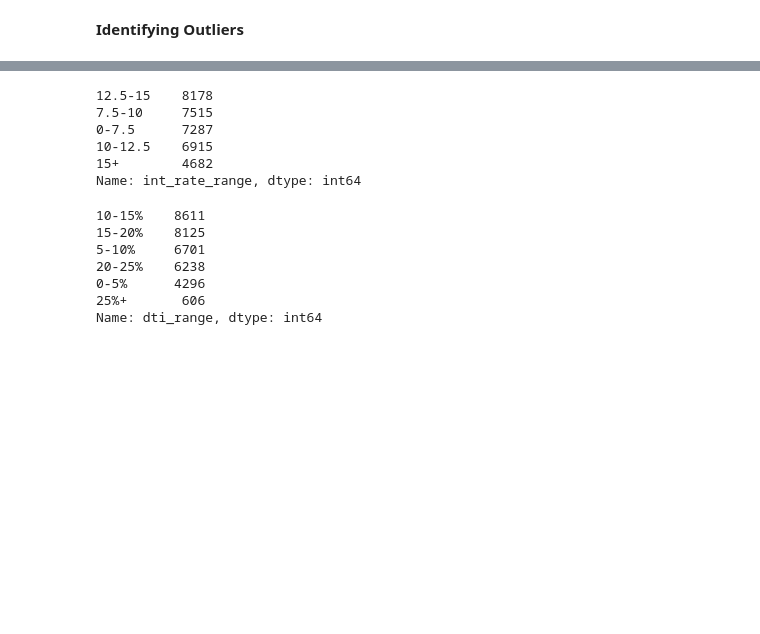
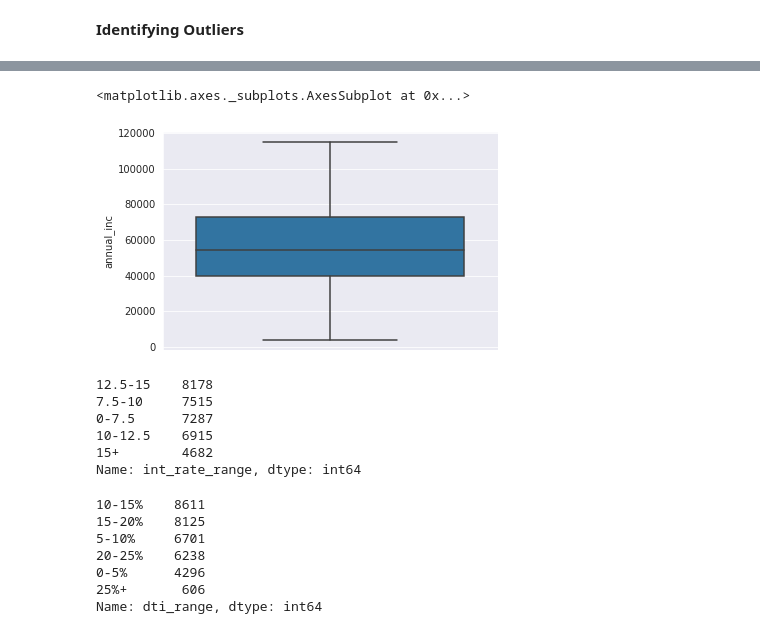
Before and after one commit to chitra-psg/lending-club, a Jupyter notebook: customer_loan_profile_analysis.ipynb, the cells around one changed output, grey strips where cells are left out. Cells and saved outputs as stored; diff of their text form; code cells hidden in the pictures; blank space fills up the shorter version.

```diff
--- a/customer_loan_profile_analysis.ipynb
+++ b/customer_loan_profile_analysis.ipynb
@@ -72,13 +86,17 @@ No. of columns after drop =  45
 # %%
 # Case 3 : Remove columns that are redundant or not useful for the use case we are analysing
-# id          ->
-# member_id   ->
-# desc        ->
-# url         ->
+
+# Customer  information that are understood to be not direclty related for the current analysis
+# id , member_id, desc , url, zip_code ,title
+
+# Loan details that are understood to be not direclty related for the current analysis
+# delinq_2yrs, earliest_cr_line, loan_amnt,inq_last_6mths, open_acc,pub_rec,revol_bal,total_acc,out_prncp, funded_amnt
+# out_prncp_inv, total_pymnt, total_pymnt_inv, total_rec_prncp, total_rec_int, total_rec_late_fee, recoveries
+# collection_recovery_fee, last_pymnt_d, last_pymnt_amnt, last_credit_pull_d
 
 ls_columns_to_be_dropped = ['id','member_id', 'desc', 'url', 'zip_code', 'title', 'delinq_2yrs', 'earliest_cr_line', 'loan_amnt',
-                            'inq_last_6mths', 'open_acc','pub_rec','revol_bal','total_acc','out_prncp', 'funded_amnt',
-                            'out_prncp_inv','total_pymnt','total_pymnt_inv','total_rec_prncp','total_rec_int','total_rec_late_fee',
-                            'recoveries','collection_recovery_fee','last_pymnt_d','last_pymnt_amnt','last_credit_pull_d','pub_rec_bankruptcies']
+                            'inq_last_6mths', 'open_acc','pub_rec','revol_bal','total_acc', 'funded_amnt','total_pymnt','total_pymnt_inv',
+                            'total_rec_prncp','total_rec_int','total_rec_late_fee', 'recoveries','collection_recovery_fee','last_pymnt_d',
+                            'last_pymnt_amnt','last_credit_pull_d']
 
 df_loan.drop(ls_columns_to_be_dropped, axis=1, inplace=True)
@@ -99,18 +104,18 @@ df_closed_loan.shape
 ***Standardising Values***
 # %%
 # issue_d data is available in MMM-YY format. Extract year and Month as separate columns
-df_closed_loan['issue_month'] = pd.to_datetime(df_closed_loan['issue_d'], format='%b-%y').dt.month
-df_closed_loan['issue_year'] = pd.to_datetime(df_closed_loan['issue_d'], format='%b-%y').dt.year
+df_loan['issue_month'] = pd.to_datetime(df_loan['issue_d'], format='%b-%y').dt.month.astype(int)
+df_loan['issue_year'] = pd.to_datetime(df_loan['issue_d'], format='%b-%y').dt.year.astype(int)
 
-#Standardizing values in the below columns by removing non numeric characters
+#Standardizing values in the below columns by extracting only  numeric characters
 
 # It has % in the interest rate. % symbol will be removed
-df_closed_loan['int_rate'] = df_closed_loan['int_rate'].str.extract('(\d+)', expand=False)
-df_closed_loan['revol_util'] = df_closed_loan['revol_util'].str.extract('(\d+)', expand=False)
+df_loan['int_rate'] = df_loan['int_rate'].str.extract('(\d+)', expand=False).astype(float)
+df_loan['revol_util'] = df_loan['revol_util'].str.extract('(\d+)', expand=False).astype(float)
 
 #Term has values like 36 months and 60 months. This will give 36 and 60 as output
-df_closed_loan['term'] = df_closed_loan['term'].str.extract('(\d+)', expand=False)
+df_loan['term'] = df_loan['term'].str.extract('(\d+)', expand=False).astype(int)
 
 # Emp length has <1 year, 10+ years, 3 years type of values. We will treat <1 as 1 and 10+ as 10 for the analysis
-df_closed_loan['emp_length'] = df_closed_loan['emp_length'].str.extract('(\d+)', expand=False)
+df_loan['emp_length'] = df_loan['emp_length'].fillna('0').str.extract('(\d+)', expand=False).astype(int)
 # %%
@@ -274,3 +146,14 @@ def GetChargedOffPercentage(df_dataset, attribute_list):
+# %%
+# Identify applicants with more than 90% salary and remove them for the current analysis
+p_90  = df_loan.annual_inc.quantile(0.90)
+df_normalised_loan = df_loan[~(df_loan['annual_inc'] >= p_90 ) ]
+
+#check % of people getting dropped and add note below
+sns.boxplot( y="annual_inc",
+            data=df_normalised_loan)
+# %% [output]
+<matplotlib.axes._subplots.AxesSubplot at 0x...>
+[figure, added]
 # %%
 # create bins for int_rate range
 rate_bins = [0, 7.5, 10, 12.5, 15, 100]
```
Also changed, not shown: parts of 53 cells of this notebook.
